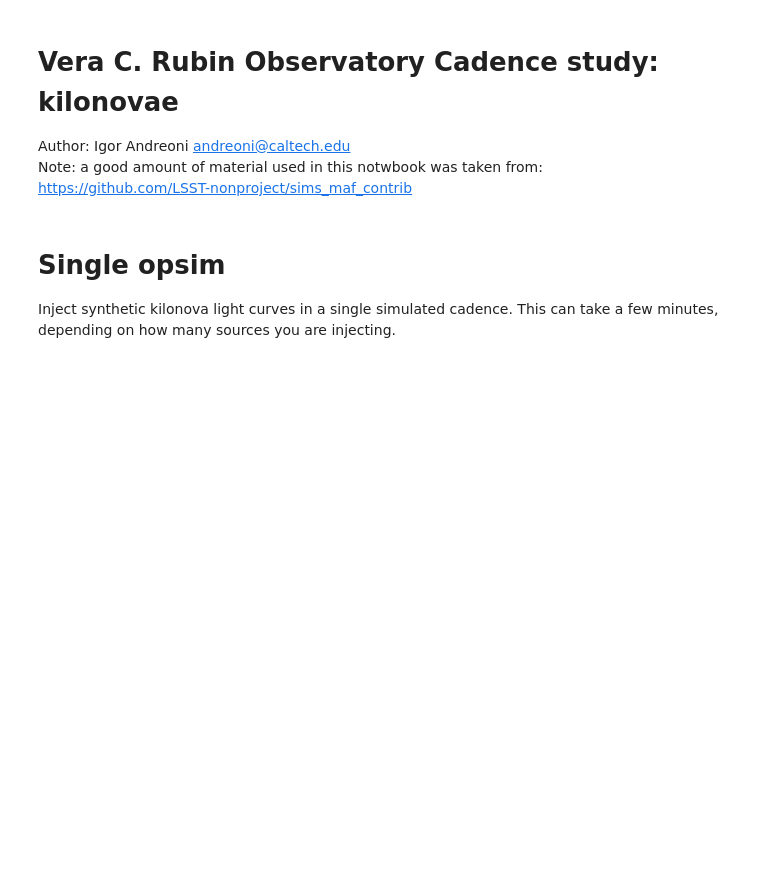
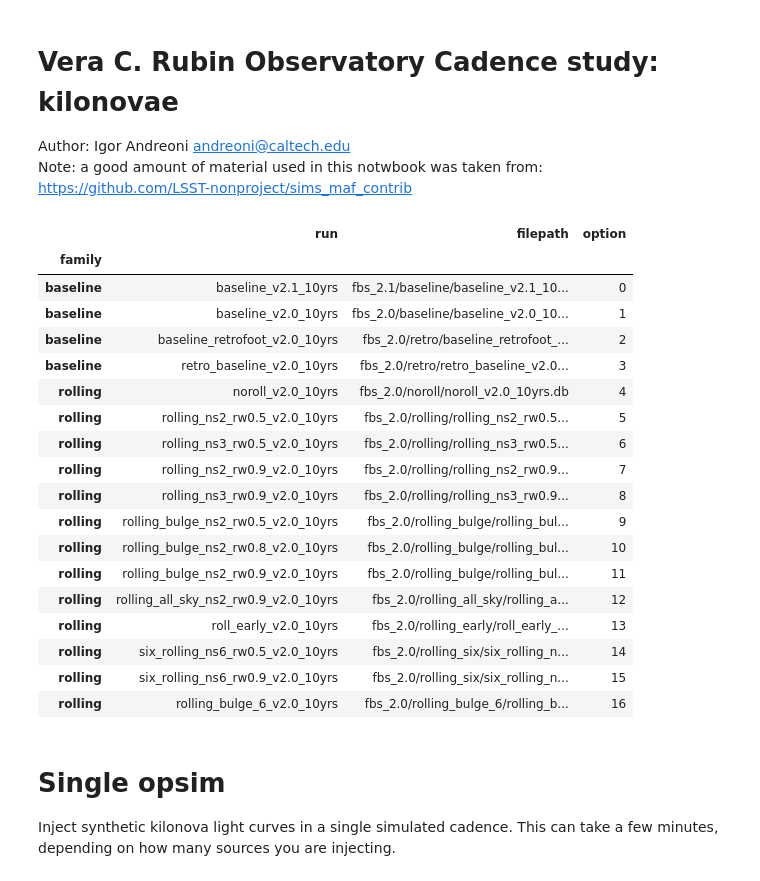
Before and after one commit to FabioRagosta/kilonova_kickstarter, a Jupyter notebook: students_KNeSlicer.ipynb, the cells around one changed output. Cells and saved outputs as stored; diff of their text form; code cells hidden in the pictures; blank space fills up the shorter version.

```diff
--- a/students_KNeSlicer.ipynb
+++ b/students_KNeSlicer.ipynb
@@ -27,3 +27,36 @@ from rubin_sim.utils import equatorialFromGalactic, hpid2RaDec, _healbin, healbi
 from rubin_sim.utils import getPackageDir #from lsst.utils import getPackageDir
 from kneMetrics import KN_lc, KNePopMetric, generateKNPopSlicer, get_filename
 import healpy as hp
+# %%
+# Menu for cadence selection
+from rubin_sim.maf.runComparison import archive
+import pandas as pd
+families = archive.get_family_descriptions()
+fam = ['baseline','rolling'] # Write here the families of the cadences you want to select
+# family_list = families.index.values # Use this to show all available families
+menuP1 =  families.explode('run').loc[fam, 'run']
+menuP2 =  families.explode('filepath').loc[fam, 'filepath']
+menu = pd.concat([menuP1,menuP2], axis=1, keys=['run','filepath'])
+row_num = np.arange(len(menu))
+menu['option'] = row_num.tolist()
+menu
+# %% [output]
+|  | run | filepath | option |
+| family |  |  |  |
+| baseline | baseline_v2.1_10yrs | fbs_2.1/baseline/baseline_v2.1_10... | 0 |
+| baseline | baseline_v2.0_10yrs | fbs_2.0/baseline/baseline_v2.0_10... | 1 |
+| baseline | baseline_retrofoot_v2.0_10yrs | fbs_2.0/retro/baseline_retrofoot_... | 2 |
+| baseline | retro_baseline_v2.0_10yrs | fbs_2.0/retro/retro_baseline_v2.0... | 3 |
+| rolling | noroll_v2.0_10yrs | fbs_2.0/noroll/noroll_v2.0_10yrs.db | 4 |
+| rolling | rolling_ns2_rw0.5_v2.0_10yrs | fbs_2.0/rolling/rolling_ns2_rw0.5... | 5 |
+| rolling | rolling_ns3_rw0.5_v2.0_10yrs | fbs_2.0/rolling/rolling_ns3_rw0.5... | 6 |
+| rolling | rolling_ns2_rw0.9_v2.0_10yrs | fbs_2.0/rolling/rolling_ns2_rw0.9... | 7 |
+| rolling | rolling_ns3_rw0.9_v2.0_10yrs | fbs_2.0/rolling/rolling_ns3_rw0.9... | 8 |
+| rolling | rolling_bulge_ns2_rw0.5_v2.0_10yrs | fbs_2.0/rolling_bulge/rolling_bul... | 9 |
+| rolling | rolling_bulge_ns2_rw0.8_v2.0_10yrs | fbs_2.0/rolling_bulge/rolling_bul... | 10 |
+| rolling | rolling_bulge_ns2_rw0.9_v2.0_10yrs | fbs_2.0/rolling_bulge/rolling_bul... | 11 |
+| rolling | rolling_all_sky_ns2_rw0.9_v2.0_10yrs | fbs_2.0/rolling_all_sky/rolling_a... | 12 |
+| rolling | roll_early_v2.0_10yrs | fbs_2.0/rolling_early/roll_early_... | 13 |
+| rolling | six_rolling_ns6_rw0.5_v2.0_10yrs | fbs_2.0/rolling_six/six_rolling_n... | 14 |
+| rolling | six_rolling_ns6_rw0.9_v2.0_10yrs | fbs_2.0/rolling_six/six_rolling_n... | 15 |
+| rolling | rolling_bulge_6_v2.0_10yrs | fbs_2.0/rolling_bulge_6/rolling_b... | 16 |
```
Also changed, not shown: parts of 10 cells of this notebook.
